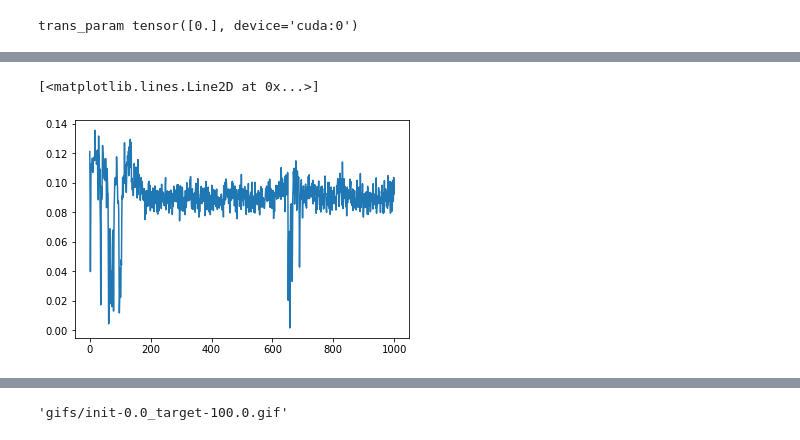
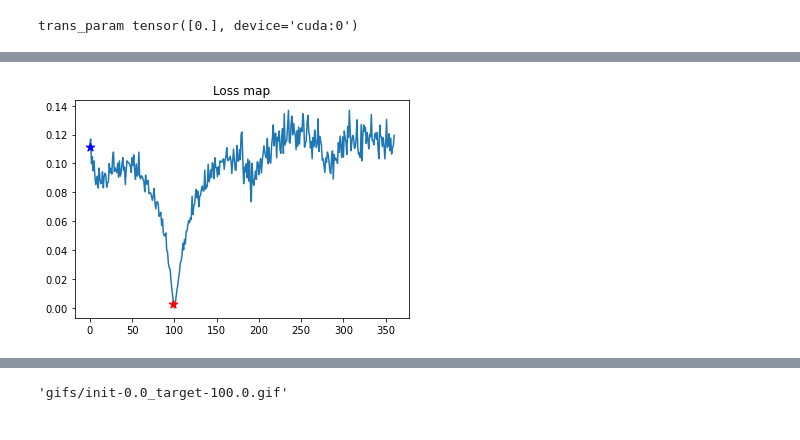
Before and after one commit to TomBekor/AugmentationsLearning, a Jupyter notebook: nb.ipynb, the cells around one changed output, grey strips where cells are left out. Saved outputs shown, nothing was run; the diff lists cells and outputs as text; code cells hidden in the pictures.

```diff
--- a/nb.ipynb
+++ b/nb.ipynb
@@ -74,12 +101,13 @@ dataloader = torch.utils.data.DataLoader(dataset, batch_size=batch_size,
 class AugmentationNetwork(nn.Module):
     def __init__(self, init_rot_degree):
         super().__init__()
-        self.trans_param = Parameter(torch.Tensor([init_rot_degree]),
-                                     requires_grad=True)
+        self.trans_param = Parameter(torch.Tensor([init_rot_degree]))
 
     def forward(self, x):
+        clamped_param = torch.clamp(self.trans_param, min=-360.0, max=360.0)
+        # clamped_param = torch.remainder(self.trans_param, 360.0)
         rand_rotation = K.augmentation.RandomRotation(
-                        torch.cat([self.trans_param, self.trans_param]), p=1) # torch cat prevernts parameter from casting to float.
+                        torch.cat([clamped_param, clamped_param]), p=1) # torch cat prevernts parameter from casting to float.
         out = rand_rotation(x)
         return out
 # %%
@@ -152,6 +190 @@ print('Finished Training.')
 Finished Training.
-# %%
-plt.plot(losses)
-# %% [output]
-[<matplotlib.lines.Line2D at 0x...>]
-[figure, removed]
@@ -157,0 +193,13 @@ plt.plot(losses)
+# %%
+loss_map = create_loss_map(AugmentationNetwork, np.linspace(0,360,361),
+                           dataloader, criterion,
+                           save=run_name)
+final_param = int(model.trans_param.item() % 360)
+statring_point = int(init_rotation_deg)
+plt.plot(loss_map, zorder=0)
+plt.scatter([statring_point], y=[loss_map[statring_point]], marker='*', c='b', s=80, zorder=1)
+plt.scatter([final_param], y=[loss_map[final_param]], marker='*', c='r', s=80, zorder=1)
+plt.title('Loss map')
+plt.savefig(f'{run_figures_dir}/results/loss_map.png')
+# %% [output]
+[figure, added]
```
Also changed, not shown: parts of 8 cells of this notebook.
